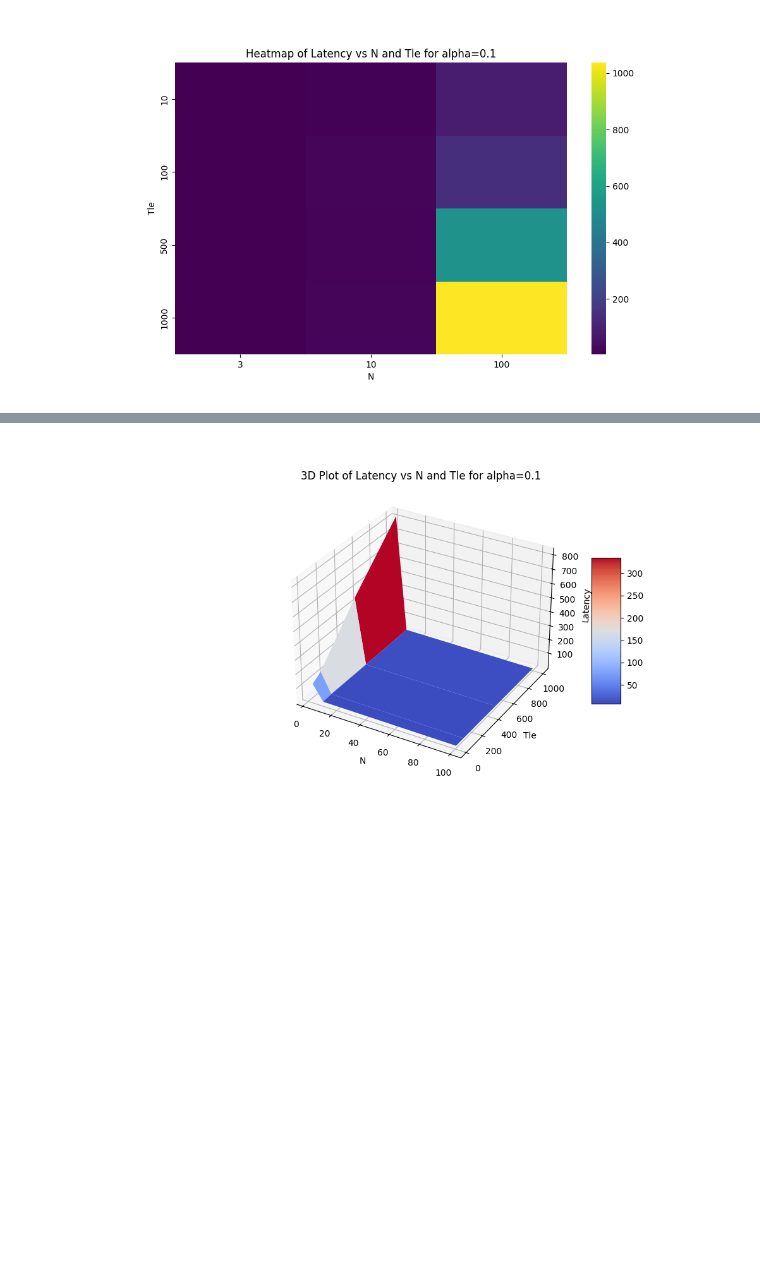
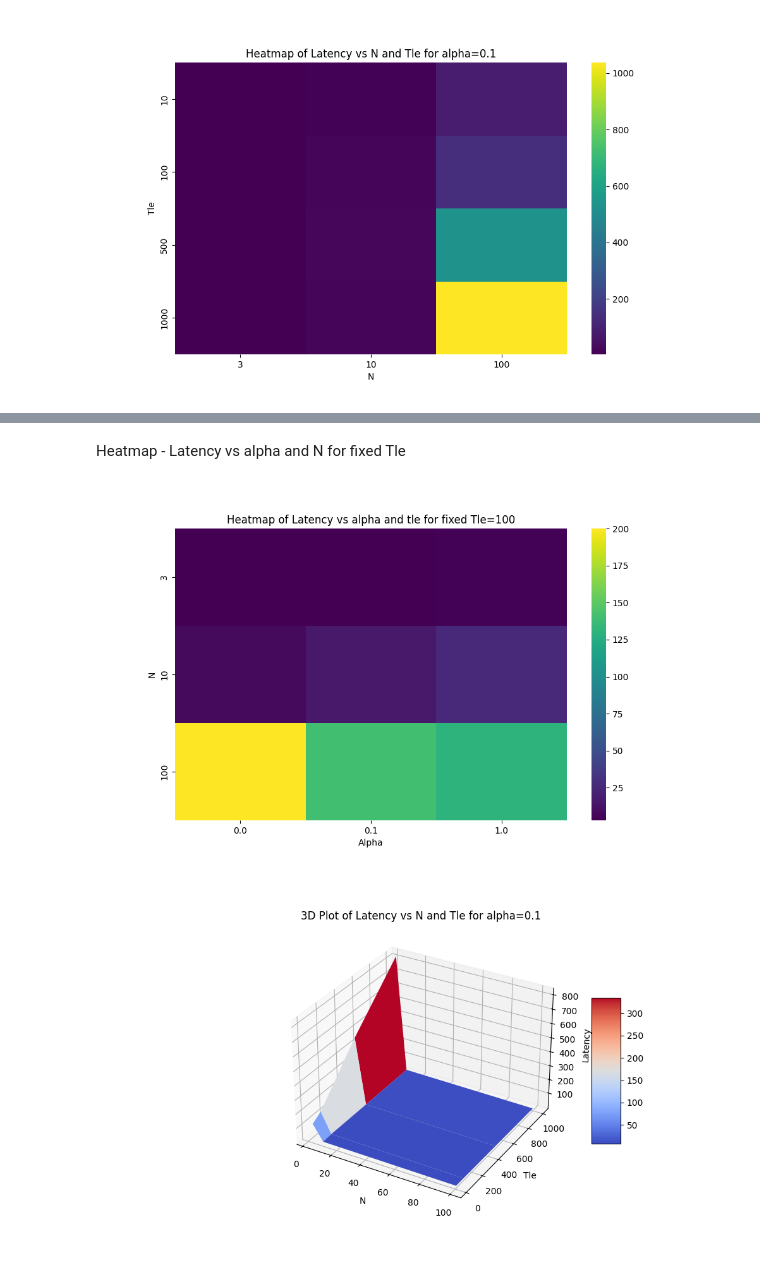
Before and after one commit to Minifixio/SLR210-Obstruction-Free-Consensus-Paxos, a Jupyter notebook: graphPlots.ipynb, the cells around one changed output, grey strips where cells are left out. Saved outputs shown, nothing was run; the diff lists cells and outputs as text; code cells hidden in the pictures; blank space fills up the shorter version.

```diff
--- a/graphPlots.ipynb
+++ b/graphPlots.ipynb
@@ -101,3 +134,18 @@ plt.show()
+# %% [markdown]
+Heatmap - Latency vs alpha and N for fixed Tle
+# %%
+# Heatmap - Latency vs alpha and N for fixed Tle
+fixed_tle = 100  # Choose a fixed value of Tle
+subset = df[df['Tle'] == fixed_tle]
+pivot = subset.pivot_table(index='N', columns='Alpha', values='Execution Time')
+plt.figure(figsize=(10, 6))
+sns.heatmap(pivot, cmap='viridis')
+plt.xlabel('Alpha')
+plt.ylabel('N')
+plt.title(f'Heatmap of Latency vs alpha and tle for fixed Tle={fixed_tle}')
+plt.show()
+# %% [output]
+[figure, added]
 # %%
 from mpl_toolkits.mplot3d import Axes3D
 
```
Also changed, not shown: parts of 6 cells of this notebook, 9 other files.
